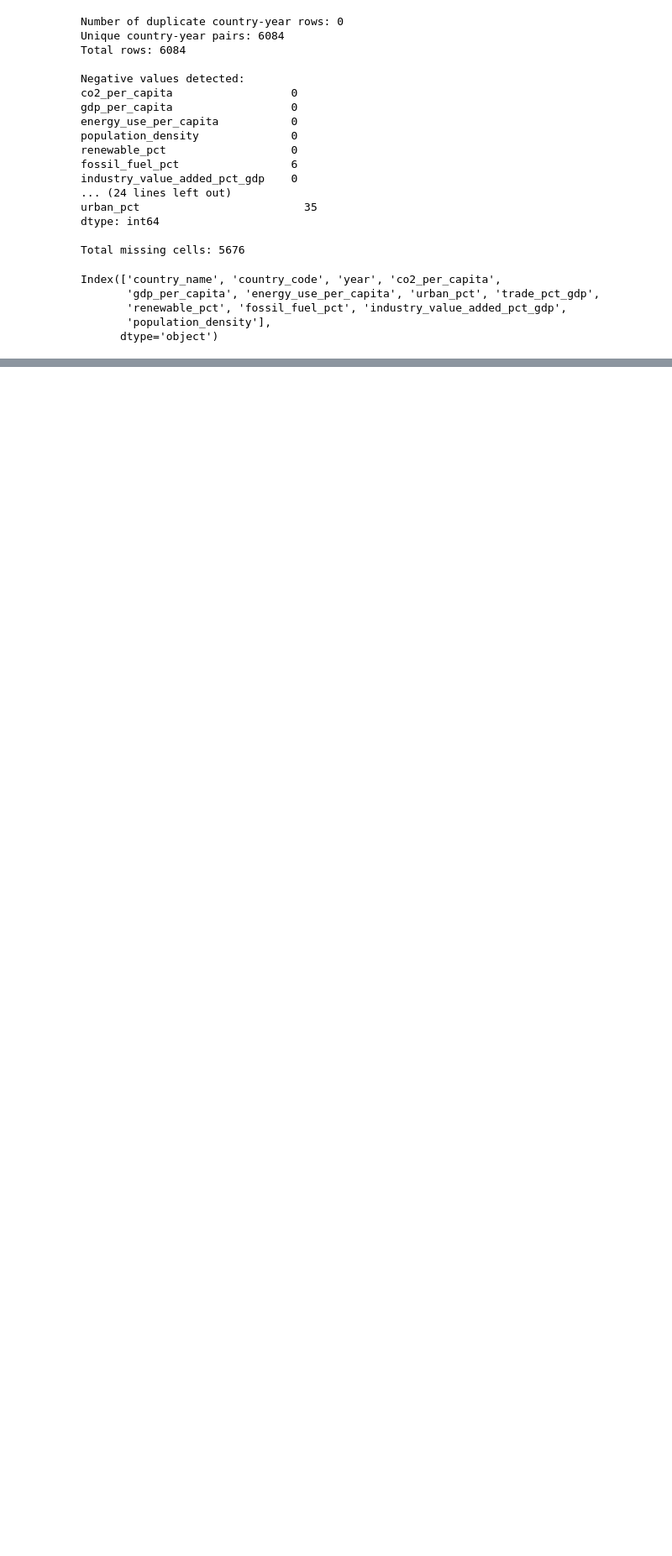
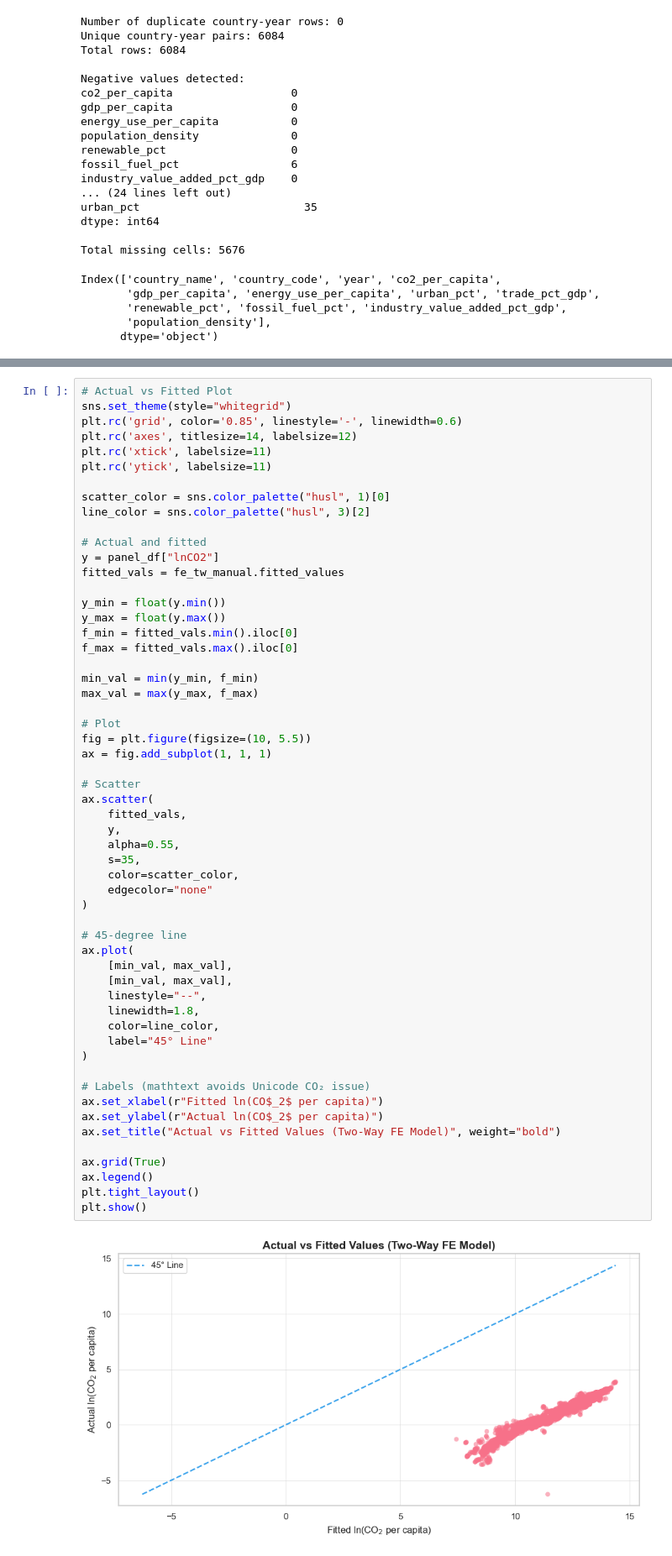
Before and after one commit to priyadarshanparida/kuznets-hypothesis-growth-vs-sustainability-buan6312, a Jupyter notebook: code/growth-vs-sustainability-panel.ipynb, the cells around one changed output, grey strips where cells are left out. Shown: that part at 84% size. Saved outputs shown, nothing was run; the diff lists cells and outputs as text; blank space fills up the shorter version.

```diff
--- a/code/growth-vs-sustainability-panel.ipynb
+++ b/code/growth-vs-sustainability-panel.ipynb
@@ -321,0 +937,58 @@ Countries dropped during filtering: {'Sub-Saharan Africa', 'Central Europe and t
+# %%
+# Actual vs Fitted Plot
+sns.set_theme(style="whitegrid")
+plt.rc('grid', color='0.85', linestyle='-', linewidth=0.6)
+plt.rc('axes', titlesize=14, labelsize=12)
+plt.rc('xtick', labelsize=11)
+plt.rc('ytick', labelsize=11)
+
+scatter_color = sns.color_palette("husl", 1)[0]
+line_color = sns.color_palette("husl", 3)[2]
+
+# Actual and fitted
+y = panel_df["lnCO2"]
+fitted_vals = fe_tw_manual.fitted_values
+
+y_min = float(y.min())
+y_max = float(y.max())
+f_min = fitted_vals.min().iloc[0]
+f_max = fitted_vals.max().iloc[0]
+
+min_val = min(y_min, f_min)
+max_val = max(y_max, f_max)
+
+# Plot
+fig = plt.figure(figsize=(10, 5.5))
+ax = fig.add_subplot(1, 1, 1)
+
+# Scatter
+ax.scatter(
+    fitted_vals,
+    y,
+    alpha=0.55,
+    s=35,
+    color=scatter_color,
+    edgecolor="none"
+)
+
+# 45-degree line
+ax.plot(
+    [min_val, max_val],
+    [min_val, max_val],
+    linestyle="--",
+    linewidth=1.8,
+    color=line_color,
+    label="45° Line"
+)
+
+# Labels (mathtext avoids Unicode CO₂ issue)
+ax.set_xlabel(r"Fitted ln(CO$_2$ per capita)")
+ax.set_ylabel(r"Actual ln(CO$_2$ per capita)")
+ax.set_title("Actual vs Fitted Values (Two-Way FE Model)", weight="bold")
+
+ax.grid(True)
+ax.legend()
+plt.tight_layout()
+plt.show()
+# %% [output]
+[figure, added]
```
Also changed, not shown: parts of 44 cells of this notebook.
